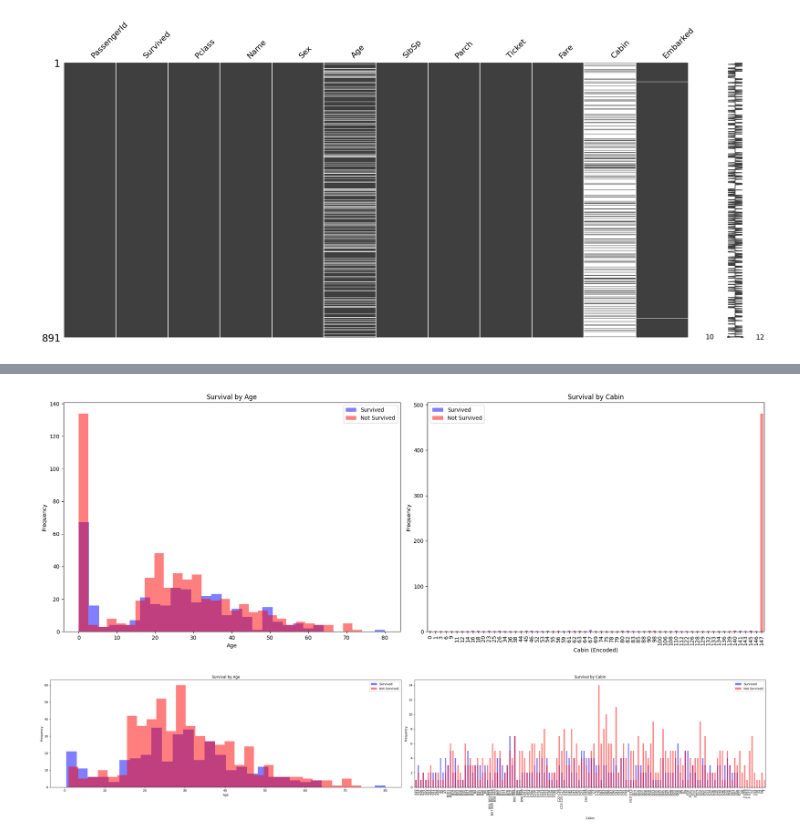
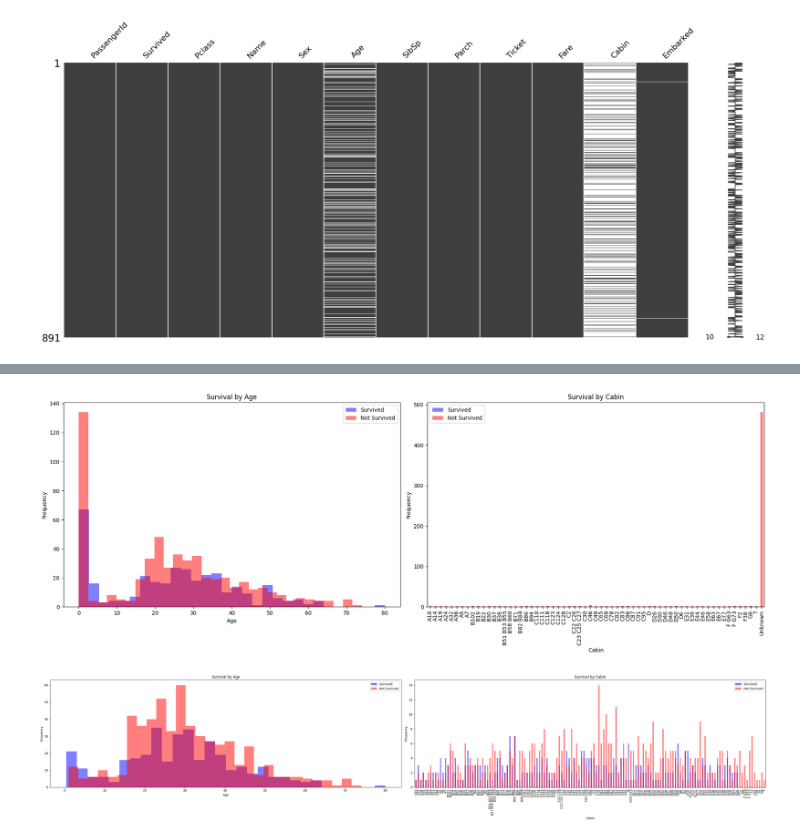
Before and after one commit to jrrlucenafilho/Data-Interpolation-And-Extrapolation-Cases, a Jupyter notebook: main.ipynb, the cells around one changed output, grey strips where cells are left out. Cells and saved outputs as stored; diff of their text form; code cells hidden in the pictures.

```diff
--- a/main.ipynb
+++ b/main.ipynb
@@ -107,38 +104,34 @@ Utilizando interpolação de Hermite (PchipInterpolator: Piecewise Cubic Hermite
 # %%
 # Load the training dataset
 training_dataset = pd.read_csv('databases/titanic/train.csv')
 
 # Fill missing values in 'Age' with 0 and 'Cabin' with 'Unknown' just for this one
 training_dataset['Age'] = training_dataset['Age'].fillna(0)
 training_dataset['Cabin'] = training_dataset['Cabin'].fillna('Unknown')
 
-# Label encode the 'Cabin' column
-label_encoder = LabelEncoder()
-training_dataset['Cabin'] = label_encoder.fit_transform(training_dataset['Cabin'])
-
-# Plot Survival vs Age
+# Plot 'Survival' vs 'Age'
 plt.figure(figsize=(19, 7))
 plt.subplot(1, 2, 1)
 training_dataset[training_dataset['Survived'] == 1]['Age'].plot(kind='hist', bins=30, alpha=0.5, color='blue', label='Survived')
 training_dataset[training_dataset['Survived'] == 0]['Age'].plot(kind='hist', bins=30, alpha=0.5, color='red', label='Not Survived')
 plt.xlabel('Age')
 plt.ylabel('Frequency')
 plt.title('Survival by Age')
 plt.legend()
 
-# Plot Survival vs Cabin
+# Plot 'Survival' vs 'Cabin'
 plt.subplot(1, 2, 2)
 training_dataset[training_dataset['Survived'] == 1]['Cabin'].value_counts().sort_index().plot(kind='bar', alpha=0.5, color='blue', label='Survived')
 training_dataset[training_dataset['Survived'] == 0]['Cabin'].value_counts().sort_index().plot(kind='bar', alpha=0.5, color='red', label='Not Survived')
-plt.xlabel('Cabin (Encoded)')
+plt.xlabel('Cabin')
 plt.ylabel('Frequency')
 plt.title('Survival by Cabin')
 plt.legend()
 
 plt.tight_layout()
 plt.show()
 # %% [output]
-[figure, old version]
+[figure, new version]
 # %%
 # Load the training dataset
 training_dataset = pd.read_csv('databases/titanic/train.csv')
```
Also changed, not shown: parts of 8 cells of this notebook, 1 other file.
